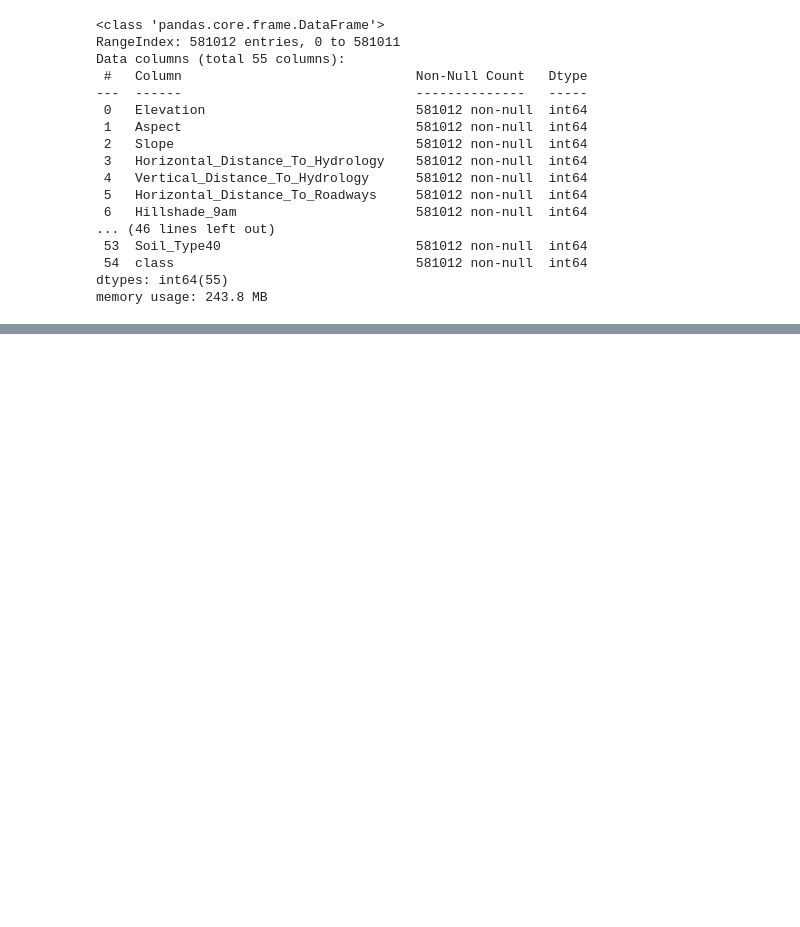
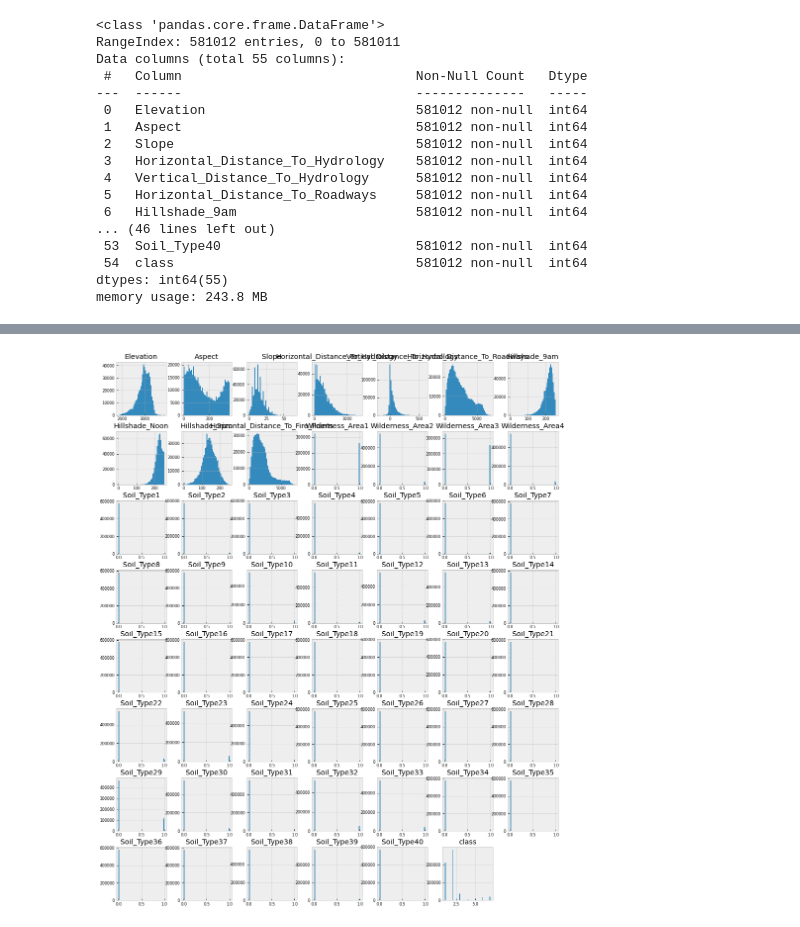
Before and after one commit to jaimeggb/Forest-Cover-Classification, a Jupyter notebook: dlsp-portfolio-starter-code/dlsp-portfolio-starter-code/CoverType-classification.ipynb, the cells around one changed output, grey strips where cells are left out. Cells and saved outputs as stored; diff of their text form; code cells hidden in the pictures; blank space fills up the shorter version.

```diff
--- a/dlsp-portfolio-starter-code/dlsp-portfolio-starter-code/CoverType-classification.ipynb
+++ b/dlsp-portfolio-starter-code/dlsp-portfolio-starter-code/CoverType-classification.ipynb
@@ -51,0 +89,7 @@ memory usage: 243.8 MB
+# %%
+list(set(df.dtypes.tolist()))
+df_num = df.select_dtypes(include = ['float64', 'int64'])
+df_num.head()
+df_num.hist(figsize=(16, 20), bins=50, xlabelsize=8, ylabelsize=8); # ; avoid having the matplotlib verbose informations
+# %% [output]
+[figure, added]
```
Also changed, not shown: parts of 25 cells of this notebook.
